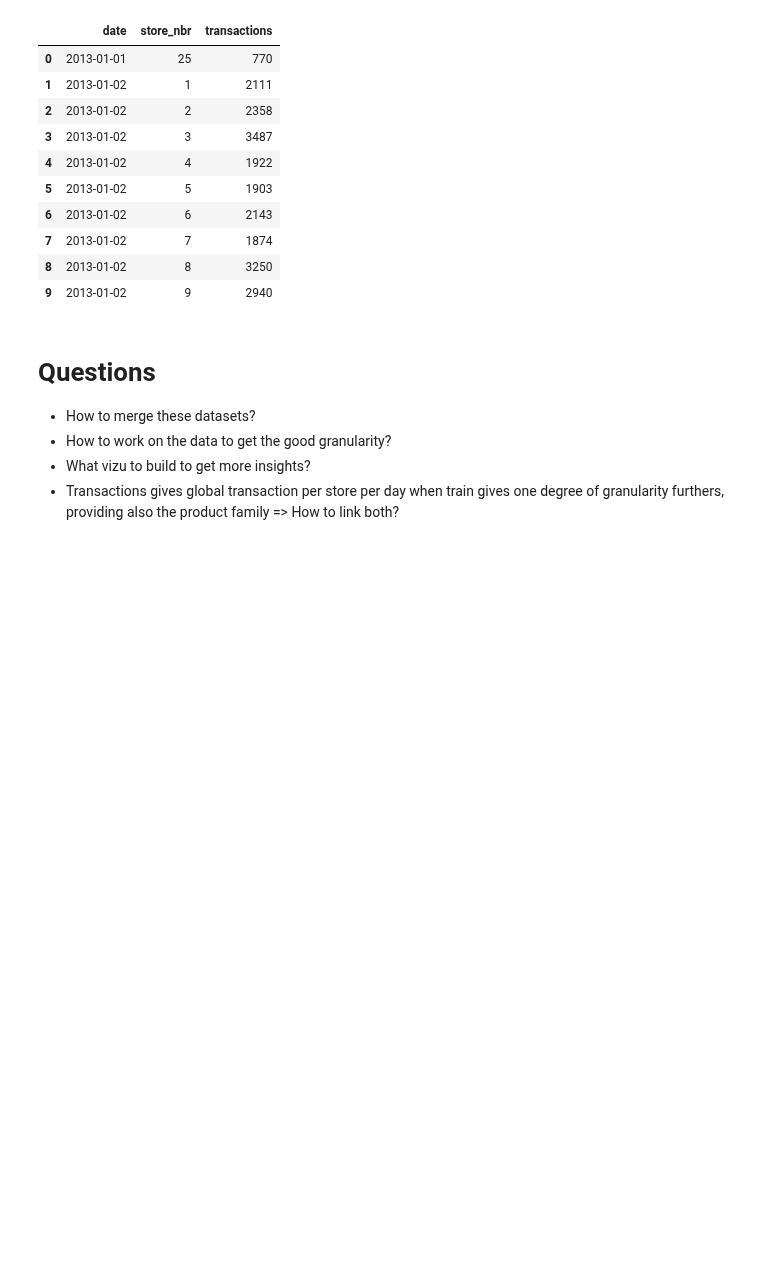
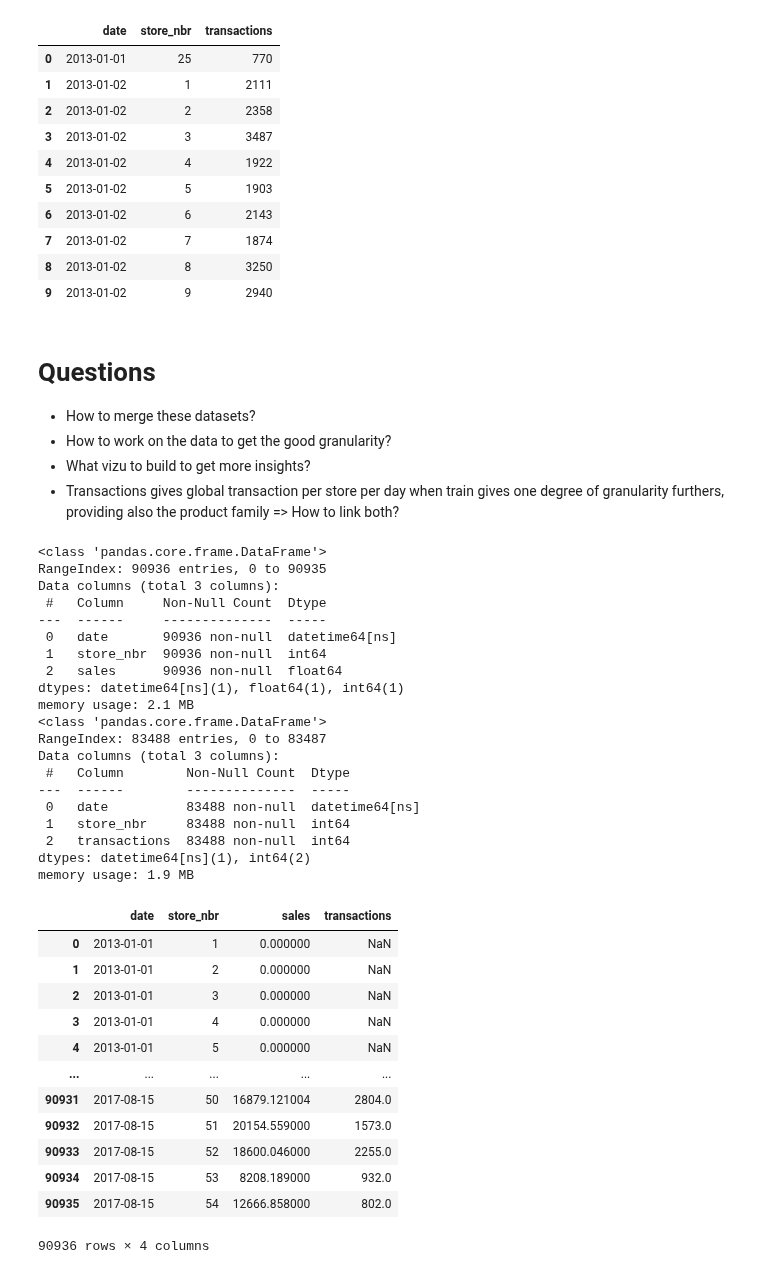
Before and after one commit to Grelatif/Data_Science, a Jupyter notebook: Projects/Temporal_Series/Store_Sales_Forecast/notebooks/notebook.ipynb, the cells around one changed output. Cells and saved outputs as stored; diff of their text form; code cells hidden in the pictures; blank space fills up the shorter version.

```diff
--- a/Projects/Temporal_Series/Store_Sales_Forecast/notebooks/notebook.ipynb
+++ b/Projects/Temporal_Series/Store_Sales_Forecast/notebooks/notebook.ipynb
@@ -180,3 +180,52 @@ transactions_df.head(10)
 - How to work on the data to get the good granularity?
 - What vizu to build to get more insights?
 - Transactions gives global transaction per store per day when train gives one degree of granularity furthers, providing also the product family => How to link both?
+# %%
+train_df.head()
+
+sales_df = pd.DataFrame(train_df.groupby(["date", "store_nbr"]).sales.sum()).reset_index()
+# rappelons que groupby() et sum() vont transformer les colonnes de group en index (donc multi index ici)
+# ilfaut donc utiliser le reset_index pour s'en prémunir.
+type(sales_df)#df
+sales_df.head()
+
+sales_df.info() # 91k rows
+# transactions_df.head()
+transactions_df.info() # 83K rows
+
+sales_vs_transact_df = pd.merge(sales_df, transactions_df, how="left", on = ["date", "store_nbr"])
+sales_vs_transact_df
+# %% [output]
+<class 'pandas.core.frame.DataFrame'>
+RangeIndex: 90936 entries, 0 to 90935
+Data columns (total 3 columns):
+ #   Column     Non-Null Count  Dtype
+---  ------     --------------  -----
+ 0   date       90936 non-null  datetime64[ns]
+ 1   store_nbr  90936 non-null  int64
+ 2   sales      90936 non-null  float64
+dtypes: datetime64[ns](1), float64(1), int64(1)
+memory usage: 2.1 MB
+<class 'pandas.core.frame.DataFrame'>
+RangeIndex: 83488 entries, 0 to 83487
+Data columns (total 3 columns):
+ #   Column        Non-Null Count  Dtype
+---  ------        --------------  -----
+ 0   date          83488 non-null  datetime64[ns]
+ 1   store_nbr     83488 non-null  int64
+ 2   transactions  83488 non-null  int64
+dtypes: datetime64[ns](1), int64(2)
+memory usage: 1.9 MB
+|  | date | store_nbr | sales | transactions |
+| 0 | 2013-01-01 | 1 | 0.000000 | NaN |
+| 1 | 2013-01-01 | 2 | 0.000000 | NaN |
+| 2 | 2013-01-01 | 3 | 0.000000 | NaN |
+| 3 | 2013-01-01 | 4 | 0.000000 | NaN |
+| 4 | 2013-01-01 | 5 | 0.000000 | NaN |
+| ... | ... | ... | ... | ... |
+| 90931 | 2017-08-15 | 50 | 16879.121004 | 2804.0 |
+| 90932 | 2017-08-15 | 51 | 20154.559000 | 1573.0 |
+| 90933 | 2017-08-15 | 52 | 18600.046000 | 2255.0 |
+| 90934 | 2017-08-15 | 53 | 8208.189000 | 932.0 |
+| 90935 | 2017-08-15 | 54 | 12666.858000 | 802.0 |
+90936 rows × 4 columns
```
Also changed, not shown: parts of 1 cell of this notebook.
